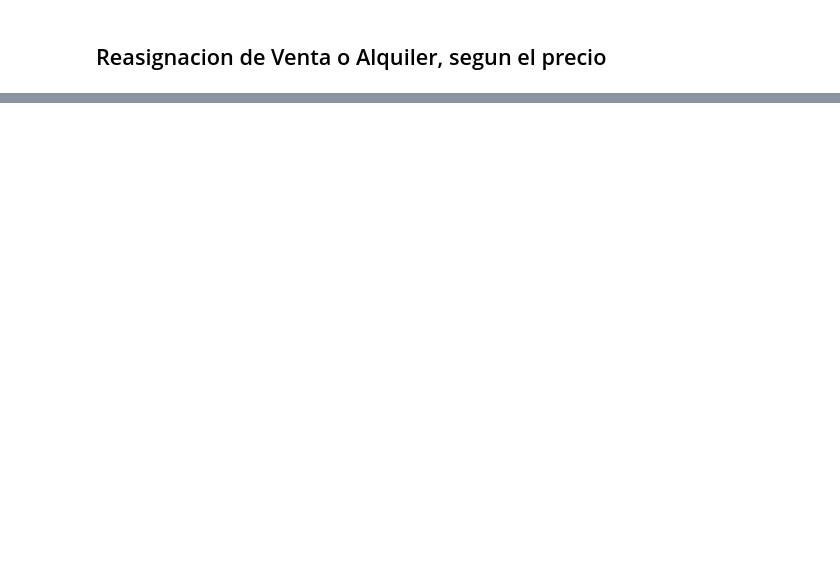
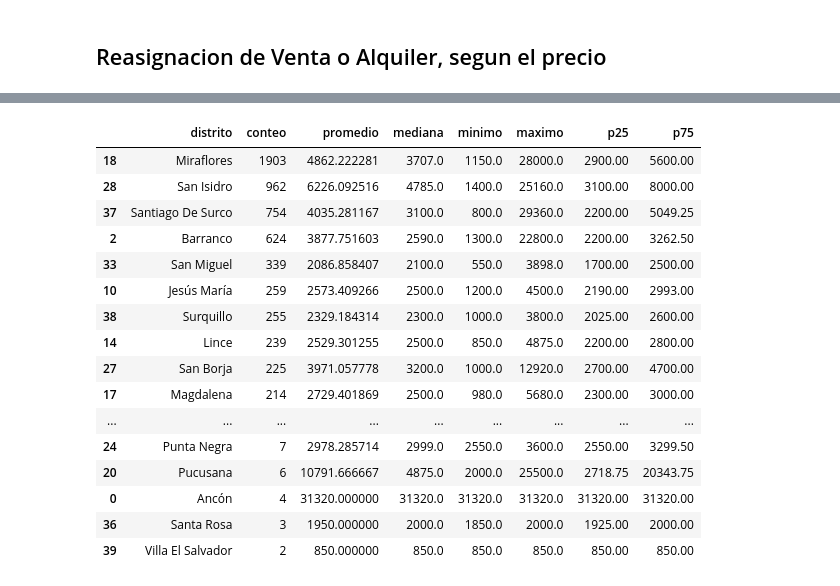
Before and after one commit to RH-007/Analisis_Vivienda, a Jupyter notebook: analysis/vivienda_process.ipynb, the cells around one changed output, grey strips where cells are left out. Cells and saved outputs as stored; diff of their text form; code cells hidden in the pictures; blank space fills up the shorter version.

```diff
--- a/analysis/vivienda_process.ipynb
+++ b/analysis/vivienda_process.ipynb
@@ -767,0 +792,11 @@ cambio_operacion_alquiler("Miraflores", "alquiler")
+# %%
+distritos = data_analisis["distrito"].unique()
+
+data_quita = pd.DataFrame()
+for distrito in distritos:
+
+    datos_atipicos = detected_atipic_price(distrito, "alquiler")
+    datos_atipicos = datos_atipicos[datos_atipicos["casos"] == "quitar"].copy()
+    if not datos_atipicos.empty:
+        print(f"\nDistrito: {distrito} - Registros Atípicos: {len(datos_atipicos)}")
+    data_quita = pd.concat([data_quita, datos_atipicos], ignore_index=True)
@@ -767,0 +821,38 @@ cambio_operacion_alquiler("Miraflores", "alquiler")
+# %%
+data_analisis_temp = data_analisis.merge(
+    data_quita[["enlace", "casos"]],
+    on = "enlace",
+    how = "left"
+)
+
+data_analisis_limpia = data_analisis_temp[data_analisis_temp["casos"] != "quitar"]
+# %%
+stats_alquiler = data_analisis_limpia[data_analisis_limpia["operacion"]=="alquiler"].groupby(['distrito']).agg(
+    conteo   = ('precio_pen', 'count'),
+    promedio = ('precio_pen', 'mean'),
+    mediana  = ('precio_pen', 'median'),
+    minimo   = ('precio_pen', 'min'),
+    maximo   = ('precio_pen', 'max'),
+    p25      = ('precio_pen', lambda x: x.quantile(0.25)),
+    p75      = ('precio_pen', lambda x: x.quantile(0.75)),
+).reset_index(drop=False)
+
+stats_alquiler.sort_values(by="conteo", ascending=False).head(50)
+# %% [output]
+|  | distrito | conteo | promedio | mediana | minimo | maximo | p25 | p75 |
+| 18 | Miraflores | 1903 | 4862.222281 | 3707.0 | 1150.0 | 28000.0 | 2900.00 | 5600.00 |
+| 28 | San Isidro | 962 | 6226.092516 | 4785.0 | 1400.0 | 25160.0 | 3100.00 | 8000.00 |
+| 37 | Santiago De Surco | 754 | 4035.281167 | 3100.0 | 800.0 | 29360.0 | 2200.00 | 5049.25 |
+| 2 | Barranco | 624 | 3877.751603 | 2590.0 | 1300.0 | 22800.0 | 2200.00 | 3262.50 |
+| 33 | San Miguel | 339 | 2086.858407 | 2100.0 | 550.0 | 3898.0 | 1700.00 | 2500.00 |
+| 10 | Jesús María | 259 | 2573.409266 | 2500.0 | 1200.0 | 4500.0 | 2190.00 | 2993.00 |
+| 38 | Surquillo | 255 | 2329.184314 | 2300.0 | 1000.0 | 3800.0 | 2025.00 | 2600.00 |
+| 14 | Lince | 239 | 2529.301255 | 2500.0 | 850.0 | 4875.0 | 2200.00 | 2800.00 |
+| 27 | San Borja | 225 | 3971.057778 | 3200.0 | 1000.0 | 12920.0 | 2700.00 | 4700.00 |
+| 17 | Magdalena | 214 | 2729.401869 | 2500.0 | 980.0 | 5680.0 | 2300.00 | 3000.00 |
+| ... | ... | ... | ... | ... | ... | ... | ... | ... |
+| 24 | Punta Negra | 7 | 2978.285714 | 2999.0 | 2550.0 | 3600.0 | 2550.00 | 3299.50 |
+| 20 | Pucusana | 6 | 10791.666667 | 4875.0 | 2000.0 | 25500.0 | 2718.75 | 20343.75 |
+| 0 | Ancón | 4 | 31320.000000 | 31320.0 | 31320.0 | 31320.0 | 31320.00 | 31320.00 |
+| 36 | Santa Rosa | 3 | 1950.000000 | 2000.0 | 1850.0 | 2000.0 | 1925.00 | 2000.00 |
+| 39 | Villa El Salvador | 2 | 850.000000 | 850.0 | 850.0 | 850.0 | 850.00 | 850.00 |
```
Also changed, not shown: parts of 31 cells of this notebook, 28 other files.
